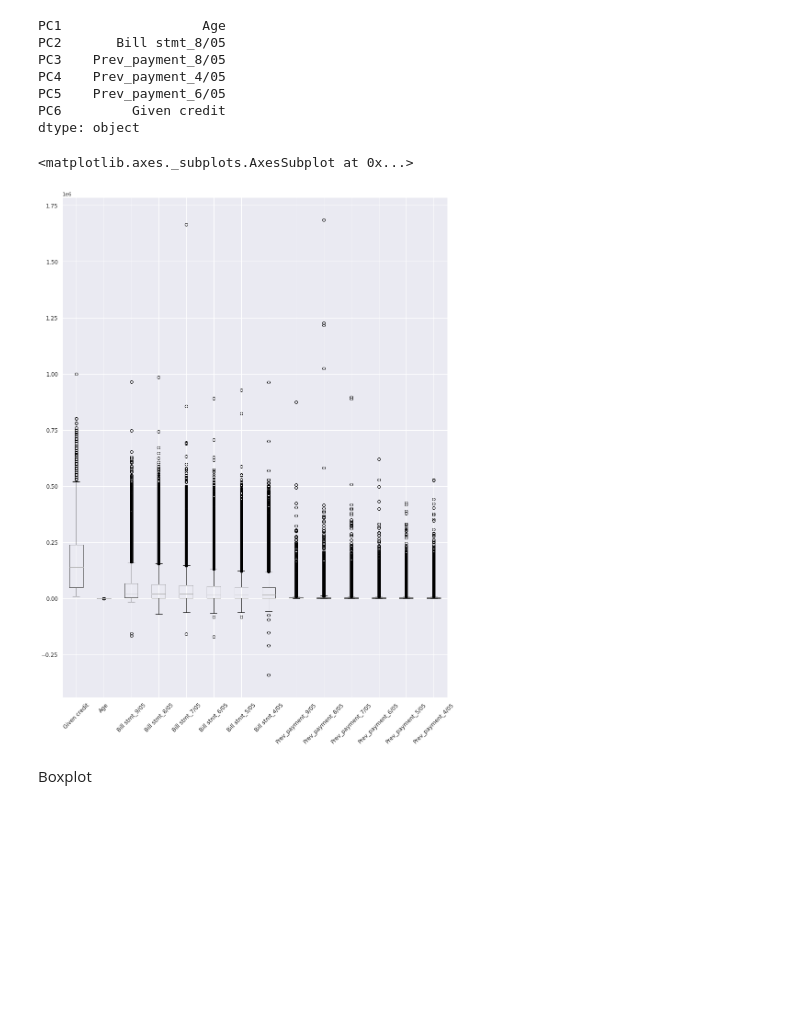
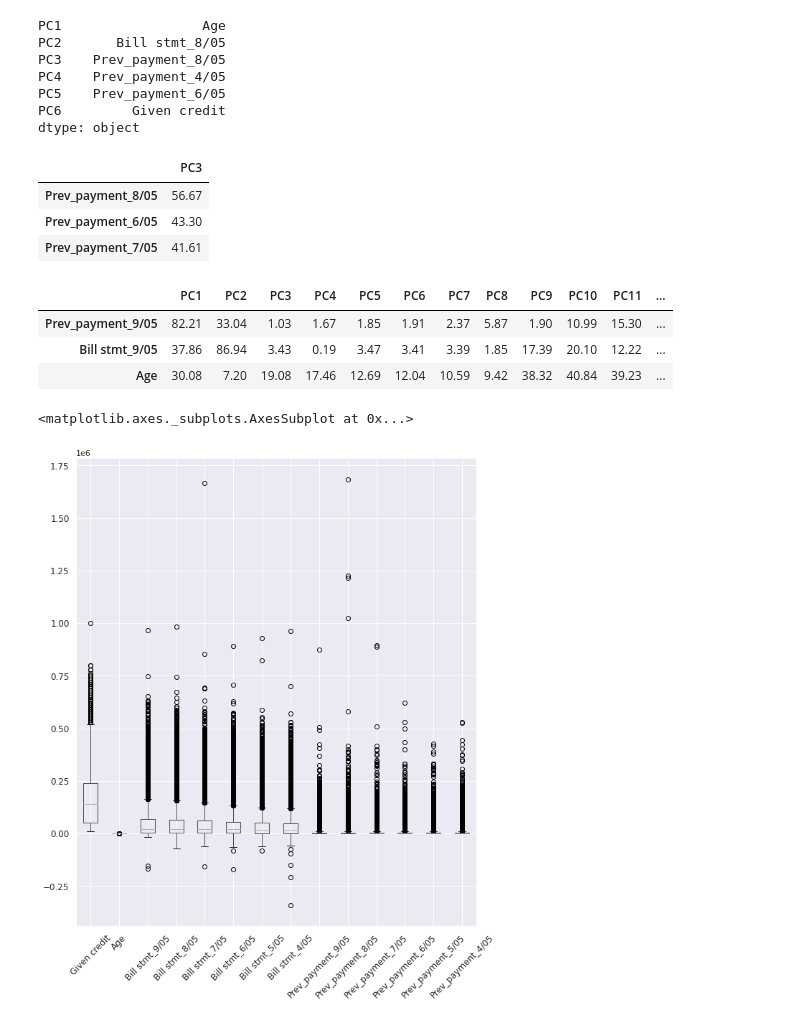
Before and after one commit to PosgradoMNA/Proyecto-final-Equipo-135, a Jupyter notebook: Actividad_Semanal_4_Transformación_y_Reducción_de_datos.ipynb, the cells around one changed output. Saved outputs shown, nothing was run; the diff lists cells and outputs as text; code cells hidden in the pictures; blank space fills up the shorter version.

```diff
--- a/Actividad_Semanal_4_Transformación_y_Reducción_de_datos.ipynb
+++ b/Actividad_Semanal_4_Transformación_y_Reducción_de_datos.ipynb
@@ -587,6 +440,8 @@ Varianza payment_Sept   : 0.6 %
 # %% [markdown]
 Aparentemente, la variable Given_credit es la más importante por su varianza comparada con las demás, pero ahora escalamos los valores para hacerlos comparables y descartar que los valores absolutos de Given_credit sean los que hacen que la estemos identificando como la más importante.
 # %%
+import seaborn as sns
+sns.set(rc = {'figure.figsize':(20,20)})
 p = sns.regplot(data = df,
                 x = df['Given credit'],
                 y = df['Bill stmt_9/05'])
@@ -788,10 +647,26 @@ PC4    Prev_payment_4/05
 PC5    Prev_payment_6/05
 PC6         Given credit
 dtype: object
+# %%
+x = pd.DataFrame(cmpts_df.PC3.abs().nlargest(3))
+x
+# %% [output]
+|  | PC3 |
+| Prev_payment_8/05 | 56.67 |
+| Prev_payment_6/05 | 43.30 |
+| Prev_payment_7/05 | 41.61 |
+# %%
+cmpts_df.abs().nlargest(3, columns ='PC1')
+# %% [output]
+|  | PC1 | PC2 | PC3 | PC4 | PC5 | PC6 | PC7 | PC8 | PC9 | PC10 | PC11 | ... |
+| Prev_payment_9/05 | 82.21 | 33.04 | 1.03 | 1.67 | 1.85 | 1.91 | 2.37 | 5.87 | 1.90 | 10.99 | 15.30 | ... |
+| Bill stmt_9/05 | 37.86 | 86.94 | 3.43 | 0.19 | 3.47 | 3.41 | 3.39 | 1.85 | 17.39 | 20.10 | 12.22 | ... |
+| Age | 30.08 | 7.20 | 19.08 | 17.46 | 12.69 | 12.04 | 10.59 | 9.42 | 38.32 | 40.84 | 39.23 | ... |
 # %%
-df.boxplot(figsize = (15,20), fontsize=12, rot=45)
+import matplotlib as plt
+from matplotlib import pyplot
+
+df.boxplot(figsize = (10,12), fontsize=12, rot=45)
 # %% [output]
 <matplotlib.axes._subplots.AxesSubplot at 0x...>
-[figure, old version]
+[figure, new version]
-# %% [markdown]
-Boxplot
```
Also changed, not shown: parts of 58 cells of this notebook.
